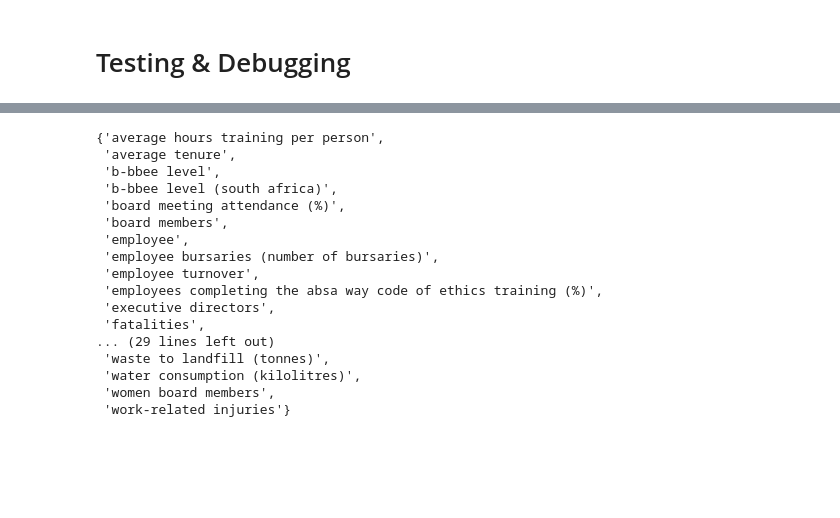
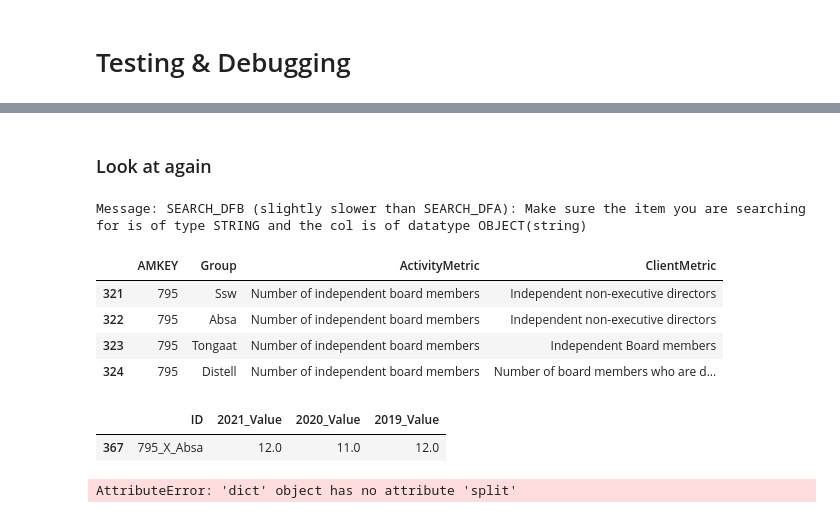
Before and after one commit to BL4CKDUDE/Value-Frameworks-PDF-Lifting, a Jupyter notebook: Exploration.ipynb, the cells around one changed output, grey strips where cells are left out. Cells and saved outputs as stored; diff of their text form; code cells hidden in the pictures; blank space fills up the shorter version.

```diff
--- a/Exploration.ipynb
+++ b/Exploration.ipynb
@@ -141,0 +209,2 @@ for key in df_amkey_synonyms["ClientMetric"]:
+# %% [markdown]
+### Look at again
@@ -142,21 +241,53 @@ for key in df_amkey_synonyms["ClientMetric"]:
+# %%
+tk_pandas_essentials.search_dfa(795, df_amkey_synonyms, "AMKEY")
+# %% [output]
+Message: SEARCH_DFB (slightly slower than SEARCH_DFA): Make sure the item you are searching for is of type STRING and the col is of datatype OBJECT(string)
+|  | AMKEY | Group | ActivityMetric | ClientMetric |
+| 321 | 795 | Ssw | Number of independent board members | Independent non-executive directors |
+| 322 | 795 | Absa | Number of independent board members | Independent non-executive directors |
+| 323 | 795 | Tongaat | Number of independent board members | Independent Board members |
+| 324 | 795 | Distell | Number of independent board members | Number of board members who are d... |
+# %%
+search_string ="795_X_Absa"
+tk_pandas_essentials.search_dfa(search_string, df_train, "ID")
+# %% [output]
+|  | ID | 2021_Value | 2020_Value | 2019_Value |
+| 367 | 795_X_Absa | 12.0 | 11.0 | 12.0 |
+# %%
+present_key_binds = []
+for key_string in present_keys:
+    key = key_string.split("_")[-1]
+    key_string = key_string.split("_")[0]
+    print("Key_String: "+key_string)
+    print("Key: "+key)
+    act_metric = tk_pandas_essentials.search_dfa(key_string, df_amkey_synonyms, "ActivityMetric")
+    client_metric = tk_pandas_essentials.search_dfa(key_string, df_amkey_synonyms, "ClientMetric")
+    alias_pair = {}
+
+    tk_pandas_essentials.desc_df(act_metric)
+    print("\n")
+    tk_pandas_essentials.desc_df(client_metric)
+
+    tk_pandas_essentials.stop()
+    if (tk_pandas_essentials.is_null(act_metric) == True and tk_pandas_essentials.is_null(client_metric) == False):
+        alias_pair = {
+            "AM": client_metric["ActivityMetric"].iloc[0],
+            "CM": key_string
+            }
+    elif (tk_pandas_essentials.is_null(act_metric) == False and tk_pandas_essentials.is_null(client_metric) == True):
+        alias_pair = {
+            "AM": key_string,
+            "CM": act_metric["ClientMetric"].iloc[0]
+            }
+
+    elif (tk_pandas_essentials.is_null(act_metric) == False and tk_pandas_essentials.is_null(client_metric) == False):
+        alias_pair = {
+            "AM": act_metric["ActivityMetric"].iloc[0],
+            "CM": client_metric["ClientMetric"].iloc[0]
+            }
+    present_key_binds.append(alias_pair)
+# %% [output]
+AttributeError: 'dict' object has no attribute 'split'
 # %%
-set(present_keys)
+present_key_binds
-# %% [output]
-{'average hours training per person',
- 'average tenure',
- 'b-bbee level',
- 'b-bbee level (south africa)',
- 'board meeting attendance (%)',
- 'board members',
- 'employee',
- 'employee bursaries (number of bursaries)',
- 'employee turnover',
- 'employees completing the absa way code of ethics training (%)',
- 'executive directors',
- 'fatalities',
-... (29 lines left out)
- 'waste to landfill (tonnes)',
- 'water consumption (kilolitres)',
- 'women board members',
- 'work-related injuries'}
 # %%
```
Also changed, not shown: parts of 16 cells of this notebook, 15 other files.
